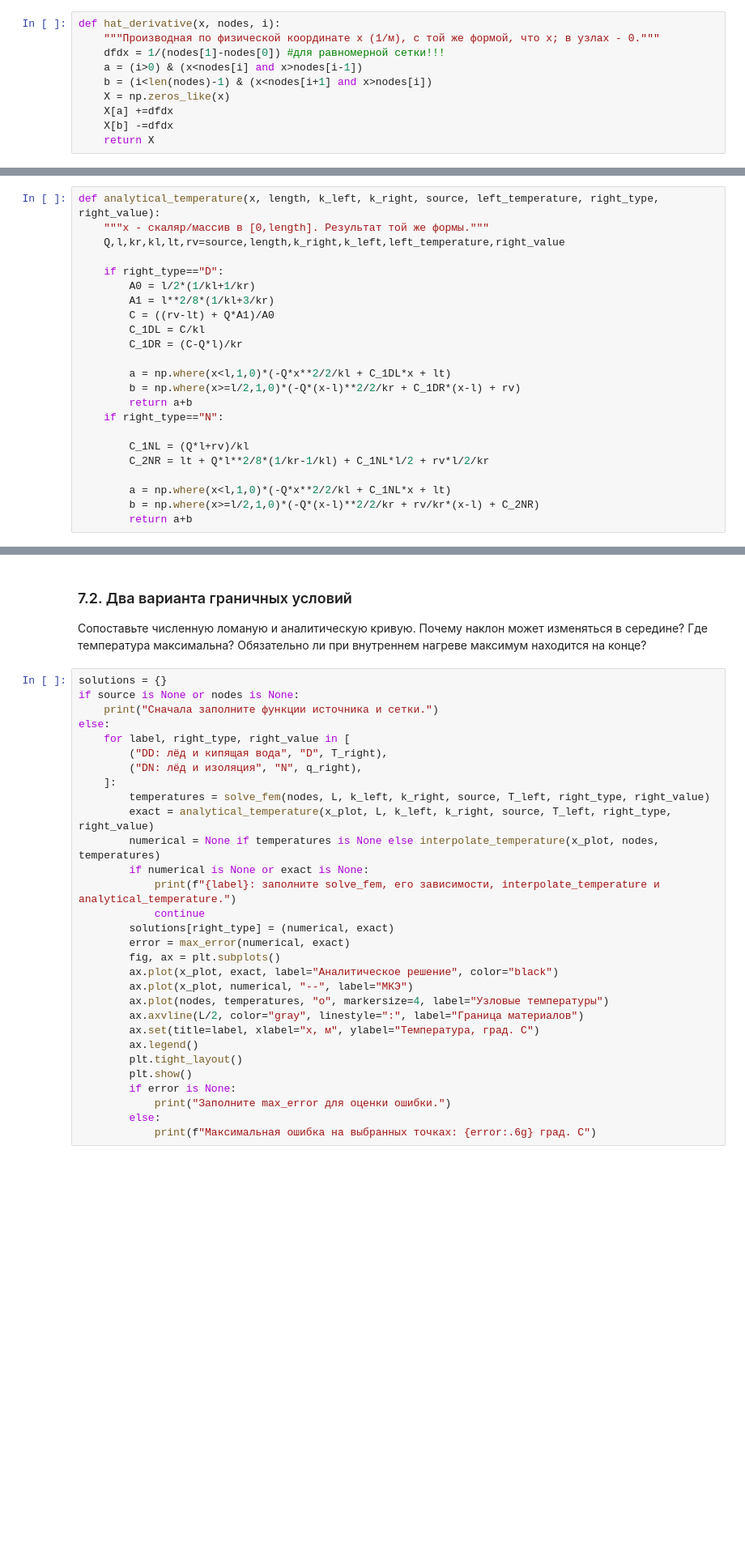
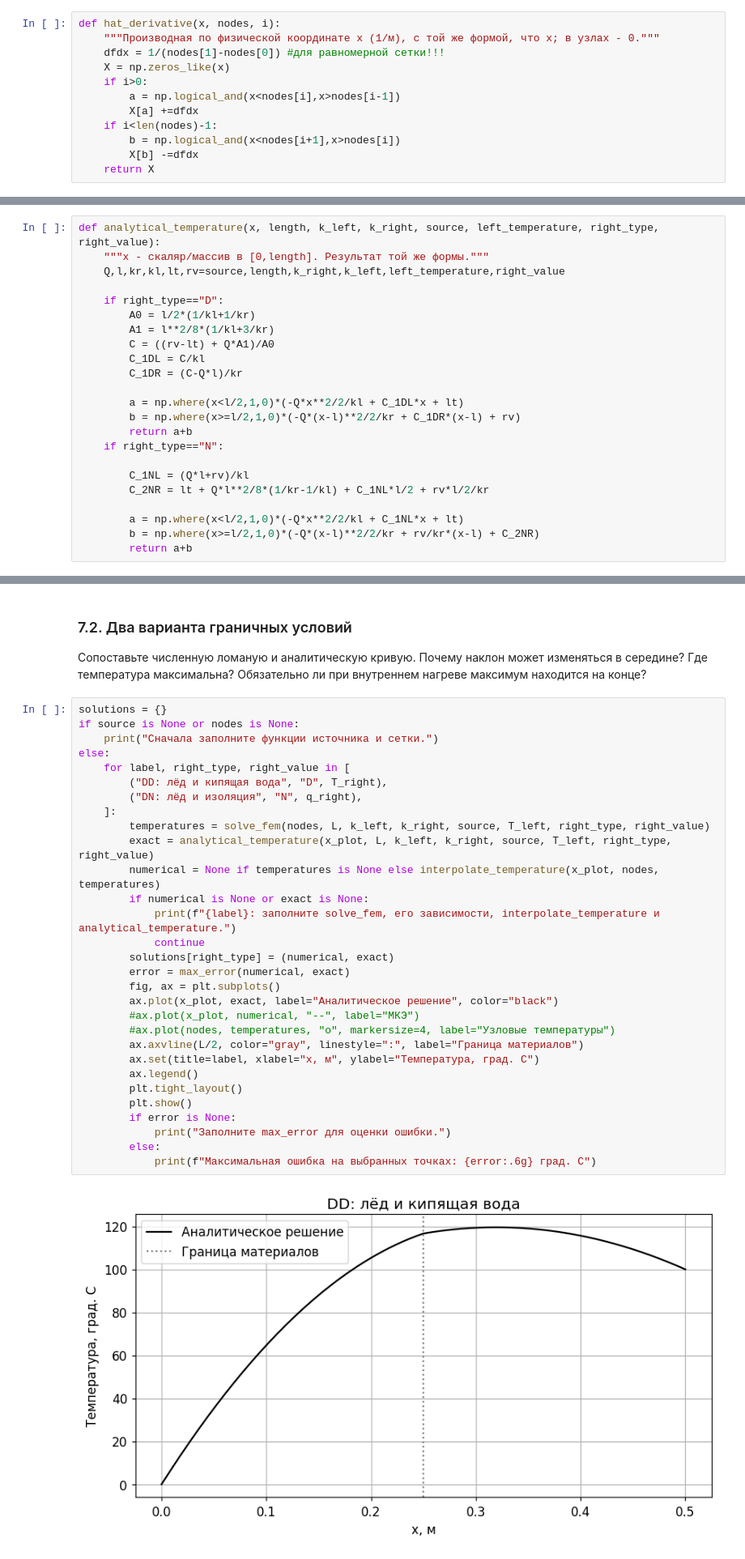
Before and after one commit to MalVA0710/FEM, a Jupyter notebook: FEMTask_Vlad.ipynb, the cells around one changed output, grey strips where cells are left out. Shown at 81% size. Saved outputs shown, nothing was run; the diff lists cells and outputs as text; blank space fills up the shorter version.

Commit message:
some graphs

```diff
--- a/FEMTask_Vlad.ipynb
+++ b/FEMTask_Vlad.ipynb
@@ -320,11 +320,13 @@ def hat_function(x, nodes, i):
 def hat_derivative(x, nodes, i):
     """Производная по физической координате x (1/м), с той же формой, что x; в узлах - 0."""
     dfdx = 1/(nodes[1]-nodes[0]) #для равномерной сетки!!!
-    a = (i>0) & (x<nodes[i] and x>nodes[i-1])
-    b = (i<len(nodes)-1) & (x<nodes[i+1] and x>nodes[i])
     X = np.zeros_like(x)
-    X[a] +=dfdx
-    X[b] -=dfdx
+    if i>0:
+        a = np.logical_and(x<nodes[i],x>nodes[i-1])
+        X[a] +=dfdx
+    if i<len(nodes)-1:
+        b = np.logical_and(x<nodes[i+1],x>nodes[i])
+        X[b] -=dfdx
     return X
 # %% [markdown]
 ### 6.6. Локальная матрица
@@ -431,7 +433,7 @@ def analytical_temperature(x, length, k_left, k_right, source, left_temperature,
         C_1DL = C/kl
         C_1DR = (C-Q*l)/kr
 
-        a = np.where(x<l,1,0)*(-Q*x**2/2/kl + C_1DL*x + lt)
+        a = np.where(x<l/2,1,0)*(-Q*x**2/2/kl + C_1DL*x + lt)
         b = np.where(x>=l/2,1,0)*(-Q*(x-l)**2/2/kr + C_1DR*(x-l) + rv)
         return a+b
     if right_type=="N":
@@ -439,7 +441,7 @@ def analytical_temperature(x, length, k_left, k_right, source, left_temperature,
         C_1NL = (Q*l+rv)/kl
         C_2NR = lt + Q*l**2/8*(1/kr-1/kl) + C_1NL*l/2 + rv*l/2/kr
 
-        a = np.where(x<l,1,0)*(-Q*x**2/2/kl + C_1NL*x + lt)
+        a = np.where(x<l/2,1,0)*(-Q*x**2/2/kl + C_1NL*x + lt)
         b = np.where(x>=l/2,1,0)*(-Q*(x-l)**2/2/kr + rv/kr*(x-l) + C_2NR)
         return a+b
 # %% [markdown]
@@ -495,30 +501,32 @@ else:
 # %%
 solutions = {}
 if source is None or nodes is None:
     print("Сначала заполните функции источника и сетки.")
 else:
     for label, right_type, right_value in [
         ("DD: лёд и кипящая вода", "D", T_right),
         ("DN: лёд и изоляция", "N", q_right),
     ]:
         temperatures = solve_fem(nodes, L, k_left, k_right, source, T_left, right_type, right_value)
         exact = analytical_temperature(x_plot, L, k_left, k_right, source, T_left, right_type, right_value)
         numerical = None if temperatures is None else interpolate_temperature(x_plot, nodes, temperatures)
         if numerical is None or exact is None:
             print(f"{label}: заполните solve_fem, его зависимости, interpolate_temperature и analytical_temperature.")
             continue
         solutions[right_type] = (numerical, exact)
         error = max_error(numerical, exact)
         fig, ax = plt.subplots()
         ax.plot(x_plot, exact, label="Аналитическое решение", color="black")
-        ax.plot(x_plot, numerical, "--", label="МКЭ")
-        ax.plot(nodes, temperatures, "o", markersize=4, label="Узловые температуры")
+        #ax.plot(x_plot, numerical, "--", label="МКЭ")
+        #ax.plot(nodes, temperatures, "o", markersize=4, label="Узловые температуры")
         ax.axvline(L/2, color="gray", linestyle=":", label="Граница материалов")
         ax.set(title=label, xlabel="x, м", ylabel="Температура, град. C")
         ax.legend()
         plt.tight_layout()
         plt.show()
         if error is None:
             print("Заполните max_error для оценки ошибки.")
         else:
             print(f"Максимальная ошибка на выбранных точках: {error:.6g} град. C")
+# %% [output]
+[figure, added]
```
Also changed, not shown: parts of 5 cells of this notebook.
